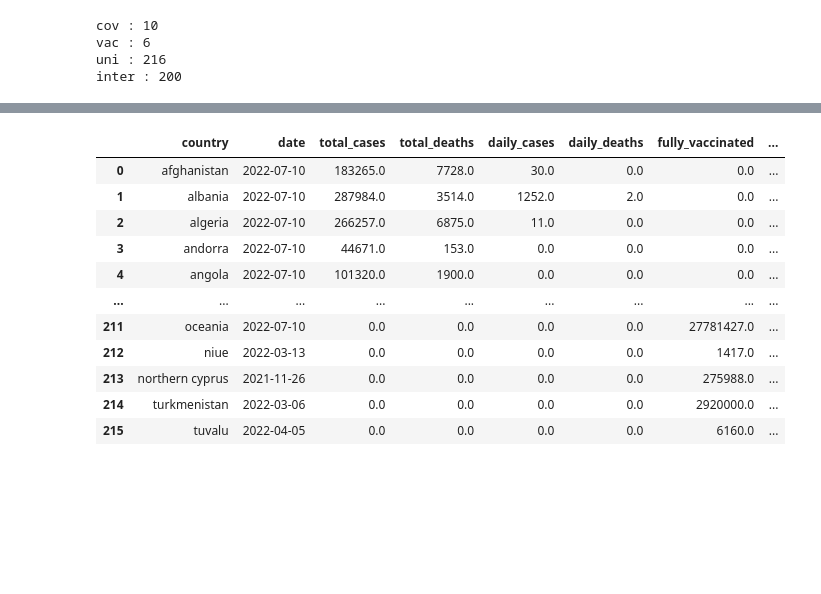
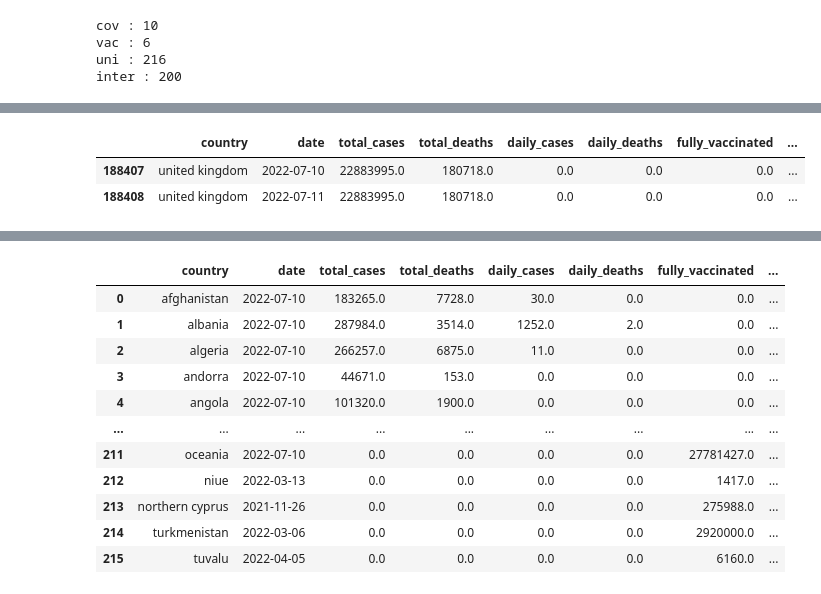
Before and after one commit to Akashkunwar/dscodes, a Jupyter notebook: cases_vaccination.ipynb, the cells around one changed output, grey strips where cells are left out. Drawn from its saved outputs; the diff is of its cells as text; code cells hidden in the pictures; blank space fills up the shorter version.

```diff
--- a/cases_vaccination.ipynb
+++ b/cases_vaccination.ipynb
@@ -343,0 +332,6 @@ df.fillna(0,inplace=True)
+# %%
+df[df.country=='united kingdom'].tail(2)
+# %% [output]
+|  | country | date | total_cases | total_deaths | daily_cases | daily_deaths | fully_vaccinated | ... |
+| 188407 | united kingdom | 2022-07-10 | 22883995.0 | 180718.0 | 0.0 | 0.0 | 0.0 | ... |
+| 188408 | united kingdom | 2022-07-11 | 22883995.0 | 180718.0 | 0.0 | 0.0 | 0.0 | ... |
```
Also changed, not shown: parts of 7 cells of this notebook.
